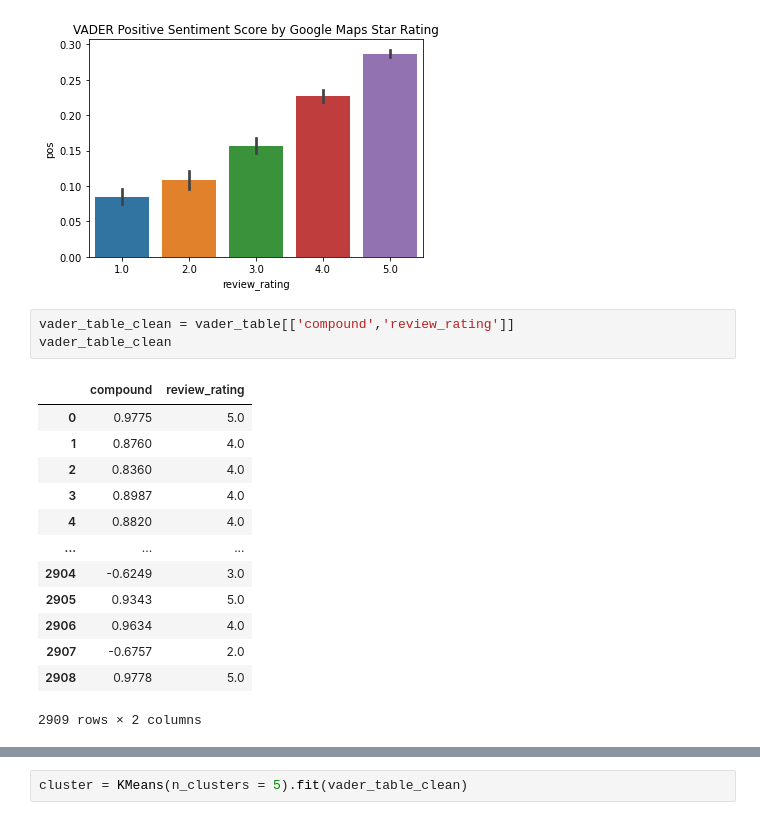
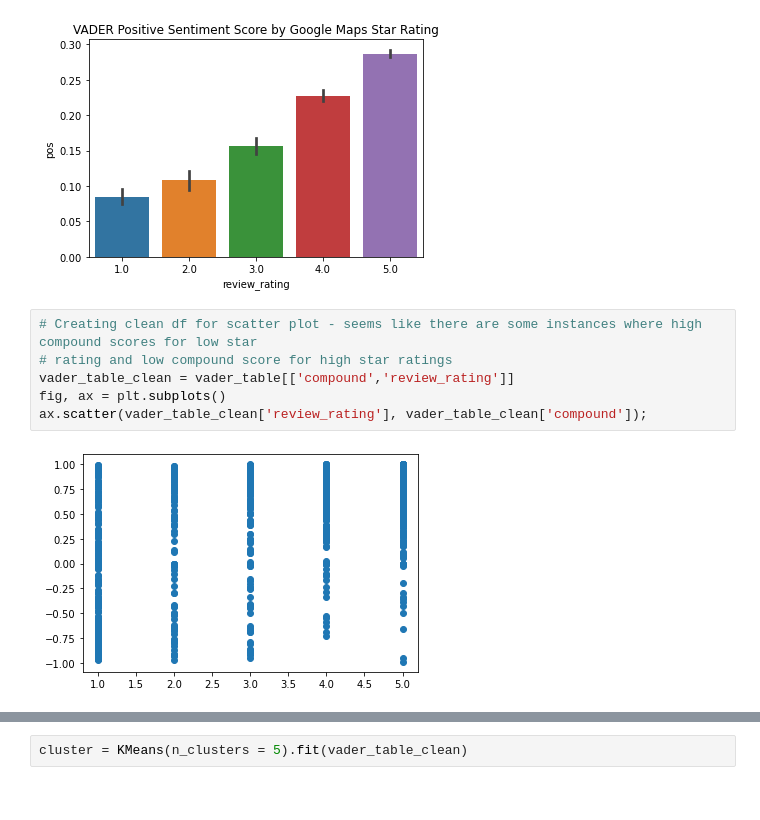
Before and after one commit to sangwon224/Recalibrated-Restaurant-Star-Rating-based-on-Sentiment-Analysis, a Jupyter notebook: Recalibrated Restaurant Rating.ipynb, the cells around one changed output, grey strips where cells are left out. Saved outputs shown, nothing was run; the diff lists cells and outputs as text.

```diff
--- a/Recalibrated Restaurant Rating.ipynb
+++ b/Recalibrated Restaurant Rating.ipynb
@@ -293,20 +294,11 @@ ax = sns.barplot(data=vader_table, x='review_rating', y='pos')
 ax.set_title('VADER Positive Sentiment Score by Google Maps Star Rating');
 # %% [output]
 [figure]
-# %%
-vader_table_clean = vader_table[['compound','review_rating']]
-vader_table_clean
-# %% [output]
-|  | compound | review_rating |
-| 0 | 0.9775 | 5.0 |
-| 1 | 0.8760 | 4.0 |
-| 2 | 0.8360 | 4.0 |
-| 3 | 0.8987 | 4.0 |
-| 4 | 0.8820 | 4.0 |
-| ... | ... | ... |
-| 2904 | -0.6249 | 3.0 |
-| 2905 | 0.9343 | 5.0 |
-| 2906 | 0.9634 | 4.0 |
-| 2907 | -0.6757 | 2.0 |
-| 2908 | 0.9778 | 5.0 |
-2909 rows × 2 columns
+# %%
+# Creating clean df for scatter plot - seems like there are some instances where high compound scores for low star
+# rating and low compound score for high star ratings
+vader_table_clean = vader_table[['compound','review_rating']]
+fig, ax = plt.subplots()
+ax.scatter(vader_table_clean['review_rating'], vader_table_clean['compound']);
+# %% [output]
+[figure, added]
```
Also changed, not shown: parts of 14 cells of this notebook.
